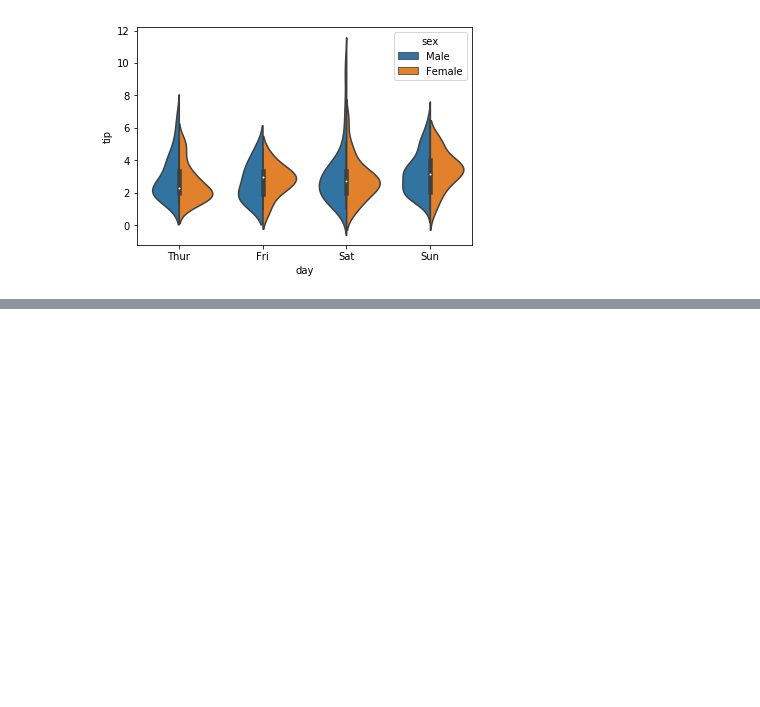
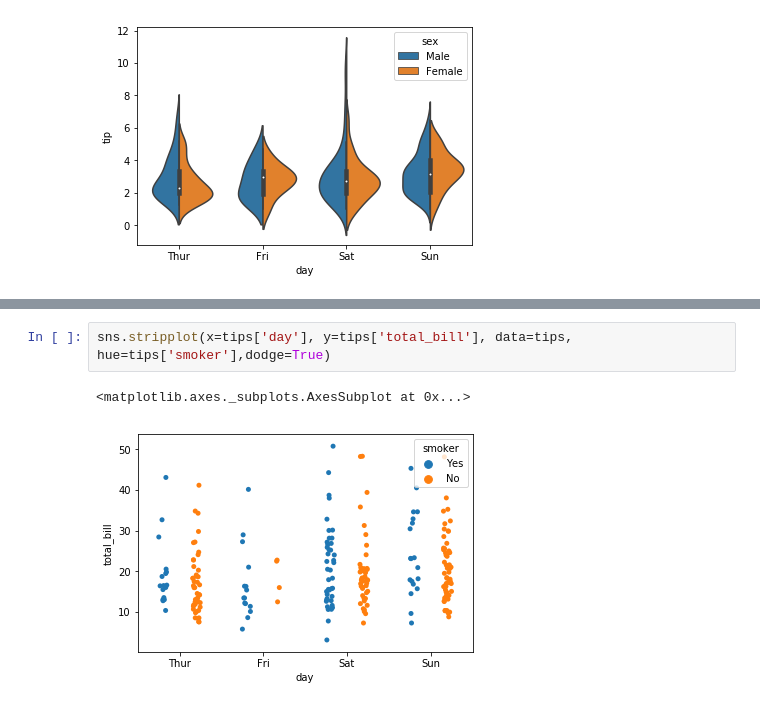
Before and after one commit to ManishaRana1195/what_I_learnt_today, a Jupyter notebook: python/ML_Bootcamp/06-Data-Visualization-with-Seaborn/seaborn_practice/Seaborn basics.ipynb, the cells around one changed output, grey strips where cells are left out. Drawn from its saved outputs; the diff is of its cells as text; blank space fills up the shorter version.

```diff
--- a/python/ML_Bootcamp/06-Data-Visualization-with-Seaborn/seaborn_practice/Seaborn basics.ipynb
+++ b/python/ML_Bootcamp/06-Data-Visualization-with-Seaborn/seaborn_practice/Seaborn basics.ipynb
@@ -114,0 +125,5 @@ sns.violinplot(x=tips['day'], y=tips['tip'], data=tips, hue=tips['sex'], split=T
+# %%
+sns.stripplot(x=tips['day'], y=tips['total_bill'], data=tips, hue=tips['smoker'],dodge=True)
+# %% [output]
+<matplotlib.axes._subplots.AxesSubplot at 0x...>
+[figure, added]
```
Also changed, not shown: parts of 3 cells of this notebook, 1 other file.
